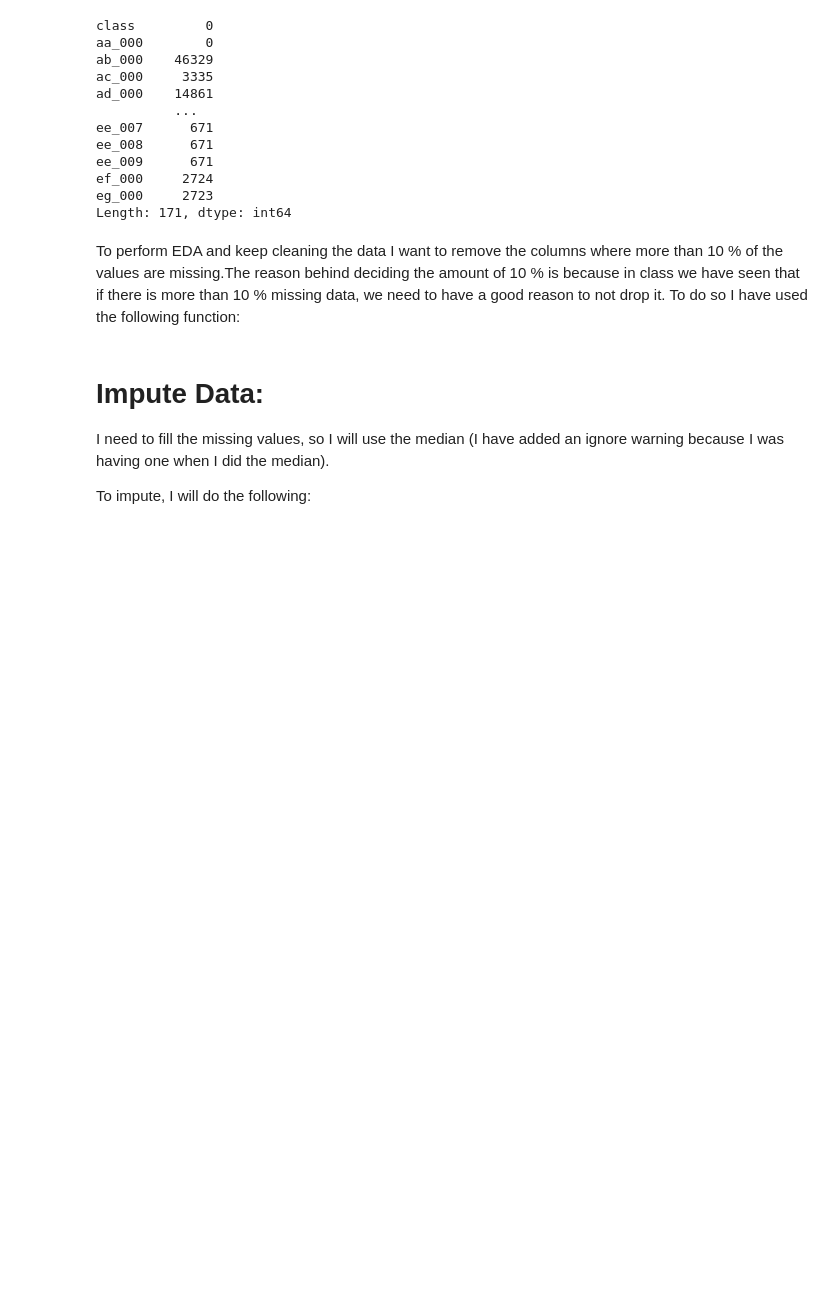
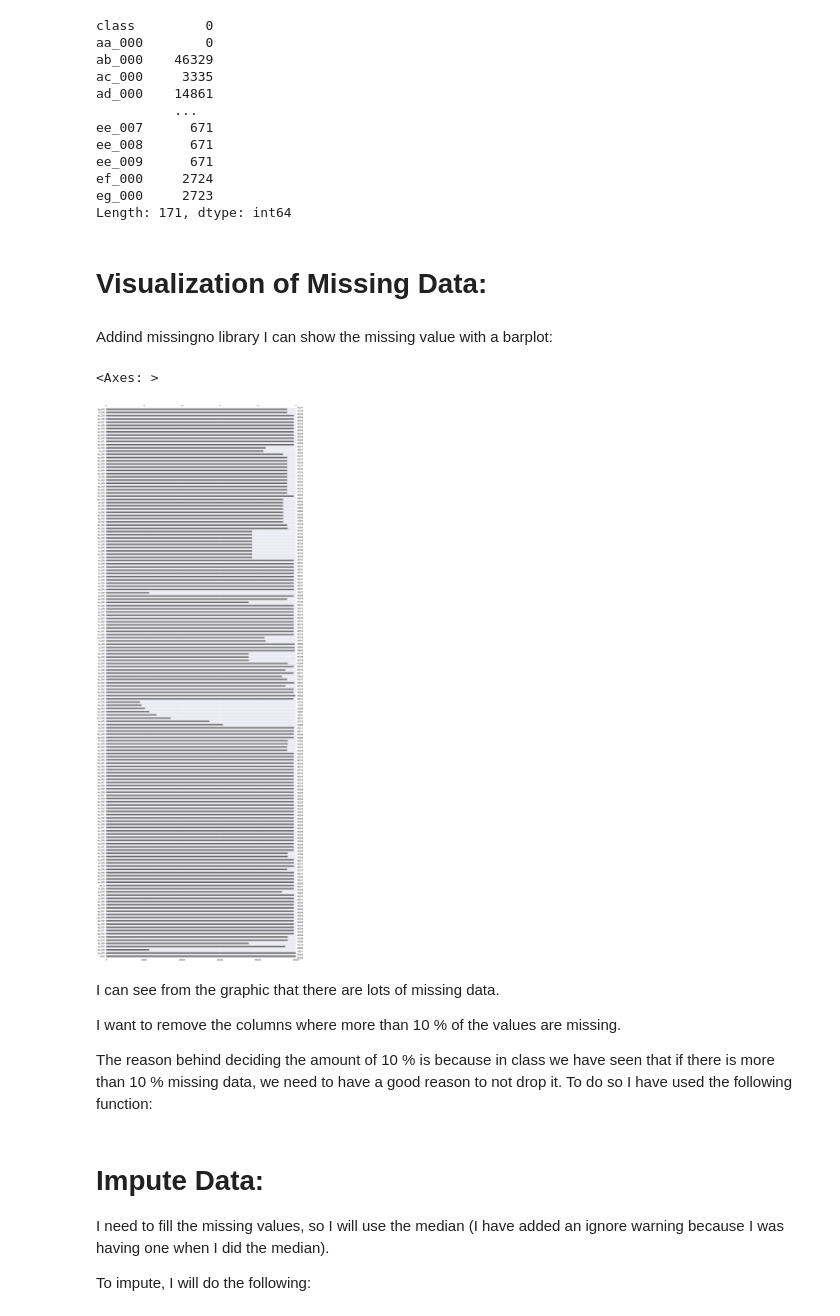
Before and after one commit to Sba23037/CristinaPriolo_DPrepHDip_CA1, a Jupyter notebook: CristinaPriolo_DPrepHDip_CA1.ipynb, the cells around one changed output. Cells and saved outputs as stored; diff of their text form; code cells hidden in the pictures; blank space fills up the shorter version.

Commit message:
added the missingno library and more visualization
added visualization of missing values and added adjustment

```diff
--- a/CristinaPriolo_DPrepHDip_CA1.ipynb
+++ b/CristinaPriolo_DPrepHDip_CA1.ipynb
@@ -179,3 +181,7 @@ ee_009      671
 ef_000     2724
 eg_000     2723
 Length: 171, dtype: int64
+# %% [markdown]
+# Visualization of Missing Data:
+# %% [markdown]
+Addind missingno library I can show the missing value with a barplot:
@@ -182,5 +190,14 @@ Length: 171, dtype: int64
+# %%
+msno.bar(aps_df)
+# %% [output]
+<Axes: >
+[figure, added]
 # %% [markdown]
-To perform EDA and keep cleaning the data I want to remove the columns where more than 10 % of the values are missing.The reason behind deciding the amount of 10 % is because in class we have seen that if there is more than 10 % missing data, we need to have a good reason to not drop it. To do so I have used the following function:
+I can see from the graphic that there are lots of missing data.
+
+I want to remove the columns where more than 10 % of the values are missing.
+
+The reason behind deciding the amount of 10 % is because in class we have seen that if there is more than 10 % missing data, we need to have a good reason to not drop it. To do so I have used the following function:
 # %%
 aps_df=aps_df.drop(aps_df.columns[aps_df.isnull().mean()>10])
 # %% [markdown]
```
Also changed, not shown: parts of 8 cells of this notebook.
